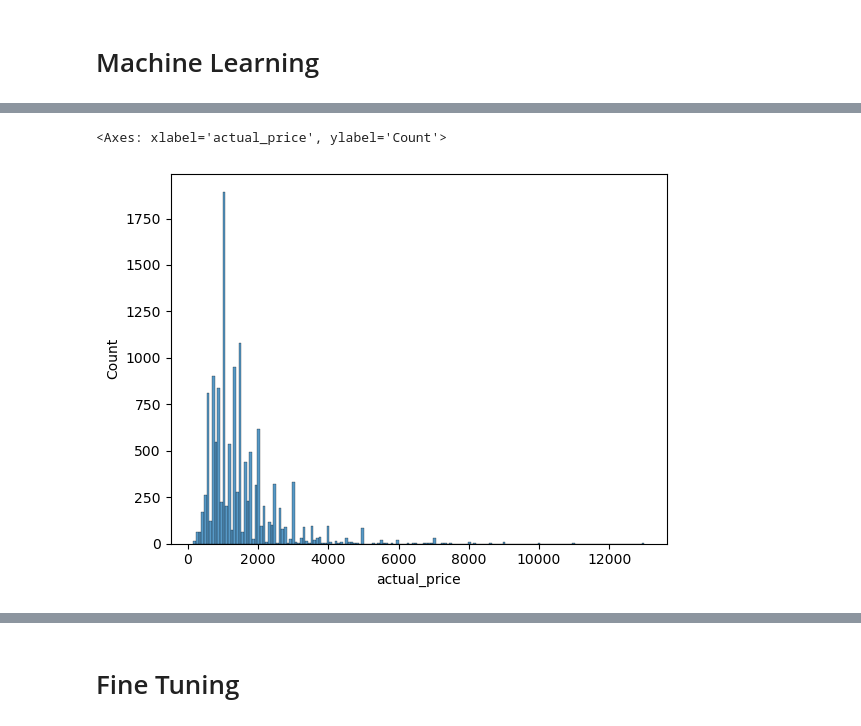
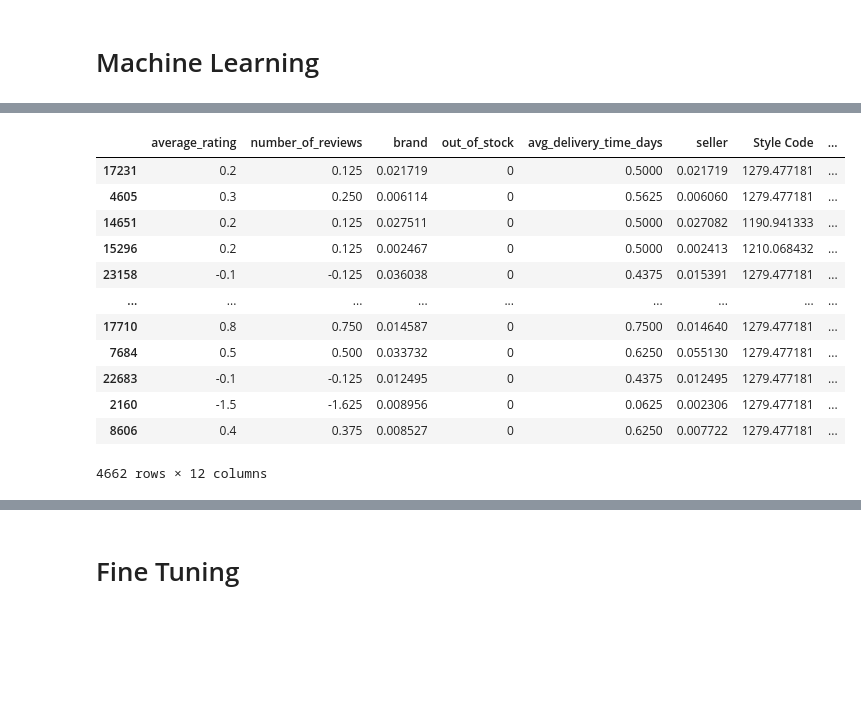
Before and after one commit to Gabrielnbr/hd6, a Jupyter notebook: notebook_hackday_06.ipynb, the cells around one changed output, grey strips where cells are left out. Saved outputs shown, nothing was run; the diff lists cells and outputs as text; code cells hidden in the pictures; blank space fills up the shorter version.

```diff
--- a/notebook_hackday_06.ipynb
+++ b/notebook_hackday_06.ipynb
@@ -569,3 +747,19 @@ Feature ranking
+# %%
+X_test_mod[features_selected]
+# %% [output]
+|  | average_rating | number_of_reviews | brand | out_of_stock | avg_delivery_time_days | seller | Style Code | ... |
+| 17231 | 0.2 | 0.125 | 0.021719 | 0 | 0.5000 | 0.021719 | 1279.477181 | ... |
+| 4605 | 0.3 | 0.250 | 0.006114 | 0 | 0.5625 | 0.006060 | 1279.477181 | ... |
+| 14651 | 0.2 | 0.125 | 0.027511 | 0 | 0.5000 | 0.027082 | 1190.941333 | ... |
+| 15296 | 0.2 | 0.125 | 0.002467 | 0 | 0.5000 | 0.002413 | 1210.068432 | ... |
+| 23158 | -0.1 | -0.125 | 0.036038 | 0 | 0.4375 | 0.015391 | 1279.477181 | ... |
+| ... | ... | ... | ... | ... | ... | ... | ... | ... |
+| 17710 | 0.8 | 0.750 | 0.014587 | 0 | 0.7500 | 0.014640 | 1279.477181 | ... |
+| 7684 | 0.5 | 0.500 | 0.033732 | 0 | 0.6250 | 0.055130 | 1279.477181 | ... |
+| 22683 | -0.1 | -0.125 | 0.012495 | 0 | 0.4375 | 0.012495 | 1279.477181 | ... |
+| 2160 | -1.5 | -1.625 | 0.008956 | 0 | 0.0625 | 0.002306 | 1279.477181 | ... |
+| 8606 | 0.4 | 0.375 | 0.008527 | 0 | 0.6250 | 0.007722 | 1279.477181 | ... |
+4662 rows × 12 columns
 # %%
 def MachineLearning(X_train, y_train, X_test, y_test, features_selected):
     SEED = 42
@@ -617,5 +808,0 @@ import seaborn as sns
-# %%
-sns.histplot(data_train['actual_price'])
-# %% [output]
-<Axes: xlabel='actual_price', ylabel='Count'>
-[figure, removed]
```
Also changed, not shown: parts of 69 cells of this notebook, 13 other files.
